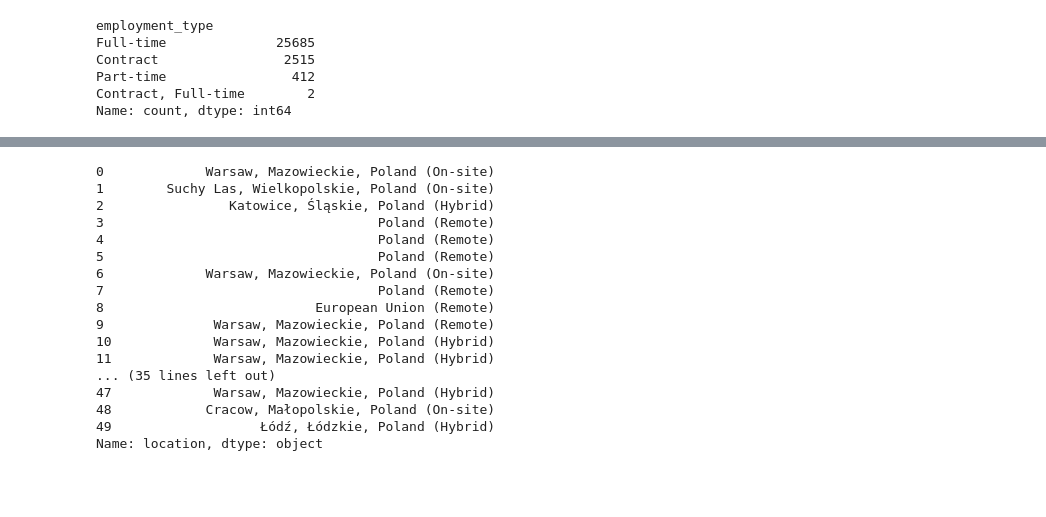
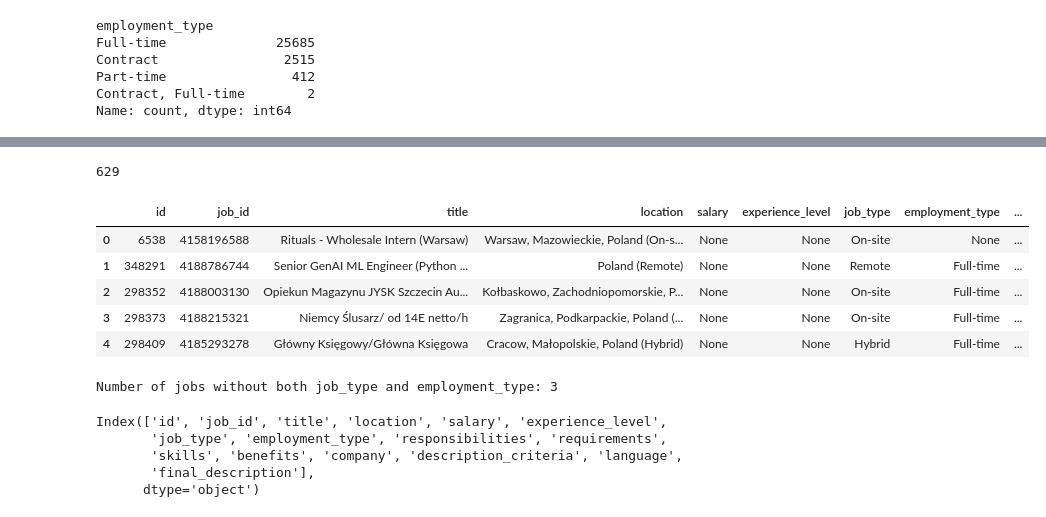
Before and after one commit to Mil0szK/Data_Jobs_Insight, a Jupyter notebook: cleaning_and_analysis/work_with_data.ipynb, the cells around one changed output, grey strips where cells are left out. Cells and saved outputs as stored; diff of their text form; code cells hidden in the pictures; blank space fills up the shorter version.

```diff
--- a/cleaning_and_analysis/work_with_data.ipynb
+++ b/cleaning_and_analysis/work_with_data.ipynb
@@ -260,3 +262,4 @@ On-site    466
 Name: count, dtype: int64
 # %%
-df["job_type"] = df["final_description"][df["job_type"].isnull()].apply(extract_job_type)
+df["job_type"] = df["job_type"].fillna(df["final_description"].apply(extract_job_type))
+print(df["job_type"].isnull().sum())
@@ -301,25 +306,23 @@ Full-time, Part-time                6
 Contract, Full-time, Part-time      5
 Name: count, dtype: int64
 # %%
+df["employment_type"] = df["employment_type"].fillna(df["final_description"].apply(extract_employment_type))
 
-df["employment_type"] = df["final_description"][df["employment_type"].isnull()].apply(extract_employment_type)
+print(df["employment_type"].isnull().sum())
+# %% [output]
+629
 # %%
-df["location"].head(50)
+df[df["language"]=="pl"].head(5)
 # %% [output]
-0             Warsaw, Mazowieckie, Poland (On-site)
-1        Suchy Las, Wielkopolskie, Poland (On-site)
-2                Katowice, Śląskie, Poland (Hybrid)
-3                                   Poland (Remote)
-4                                   Poland (Remote)
-5                                   Poland (Remote)
-6             Warsaw, Mazowieckie, Poland (On-site)
-7                                   Poland (Remote)
-8                           European Union (Remote)
-9              Warsaw, Mazowieckie, Poland (Remote)
-10             Warsaw, Mazowieckie, Poland (Hybrid)
-11             Warsaw, Mazowieckie, Poland (Hybrid)
-... (35 lines left out)
-47             Warsaw, Mazowieckie, Poland (Hybrid)
-48            Cracow, Małopolskie, Poland (On-site)
-49                   Łódź, Łódzkie, Poland (Hybrid)
-Name: location, dtype: object
+|  | id | job_id | title | location | salary | experience_level | job_type | employment_type | ... |
+| 0 | 6538 | 4158196588 | Rituals - Wholesale Intern (Warsaw) | Warsaw, Mazowieckie, Poland (On-s... | None | None | On-site | None | ... |
+| 1 | 348291 | 4188786744 | Senior GenAI ML Engineer (Python ... | Poland (Remote) | None | None | Remote | Full-time | ... |
+| 2 | 298352 | 4188003130 | Opiekun Magazynu JYSK Szczecin Au... | Kołbaskowo, Zachodniopomorskie, P... | None | None | On-site | Full-time | ... |
+| 3 | 298373 | 4188215321 | Niemcy Ślusarz/ od 14E netto/h | Zagranica, Podkarpackie, Poland (... | None | None | On-site | Full-time | ... |
+| 4 | 298409 | 4185293278 | Główny Księgowy/Główna Księgowa | Cracow, Małopolskie, Poland (Hybrid) | None | None | Hybrid | Full-time | ... |
+# %%
+# Count how many jobs don't contain both job_type and employment_type
+missing_job_type_and_employment_type = df[df["job_type"].isnull() & df["employment_type"].isnull()]
+print(f"Number of jobs without both job_type and employment_type: {len(missing_job_type_and_employment_type)}")
+# %% [output]
+Number of jobs without both job_type and employment_type: 3
@@ -325,0 +336,9 @@ Name: location, dtype: object
+# %%
+df.drop(columns=["description", "description_en"], inplace=True)
+df.columns
+# %% [output]
+Index(['id', 'job_id', 'title', 'location', 'salary', 'experience_level',
+       'job_type', 'employment_type', 'responsibilities', 'requirements',
+       'skills', 'benefits', 'company', 'description_criteria', 'language',
+       'final_description'],
+      dtype='object')
```
Also changed, not shown: parts of 15 cells of this notebook.
